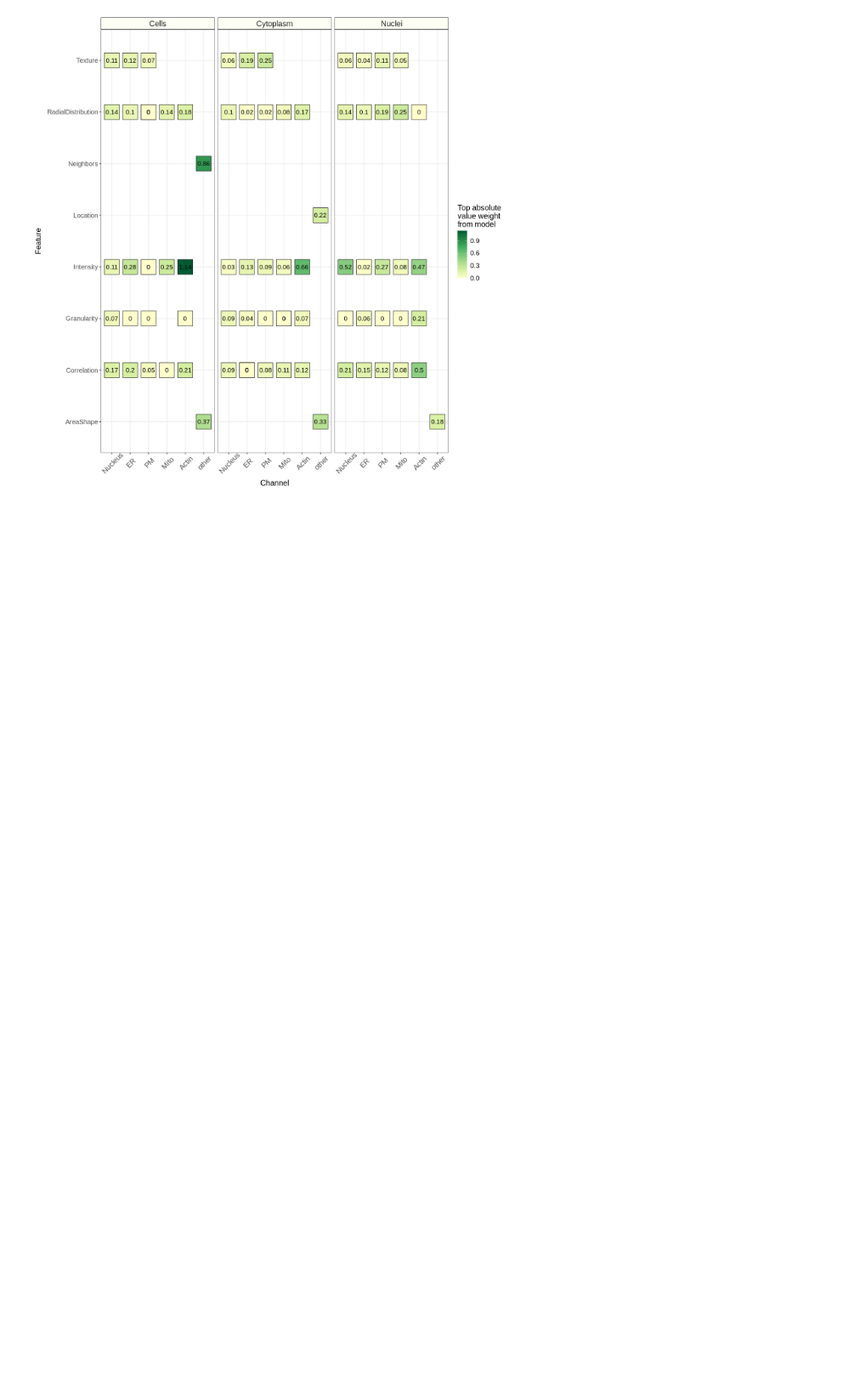
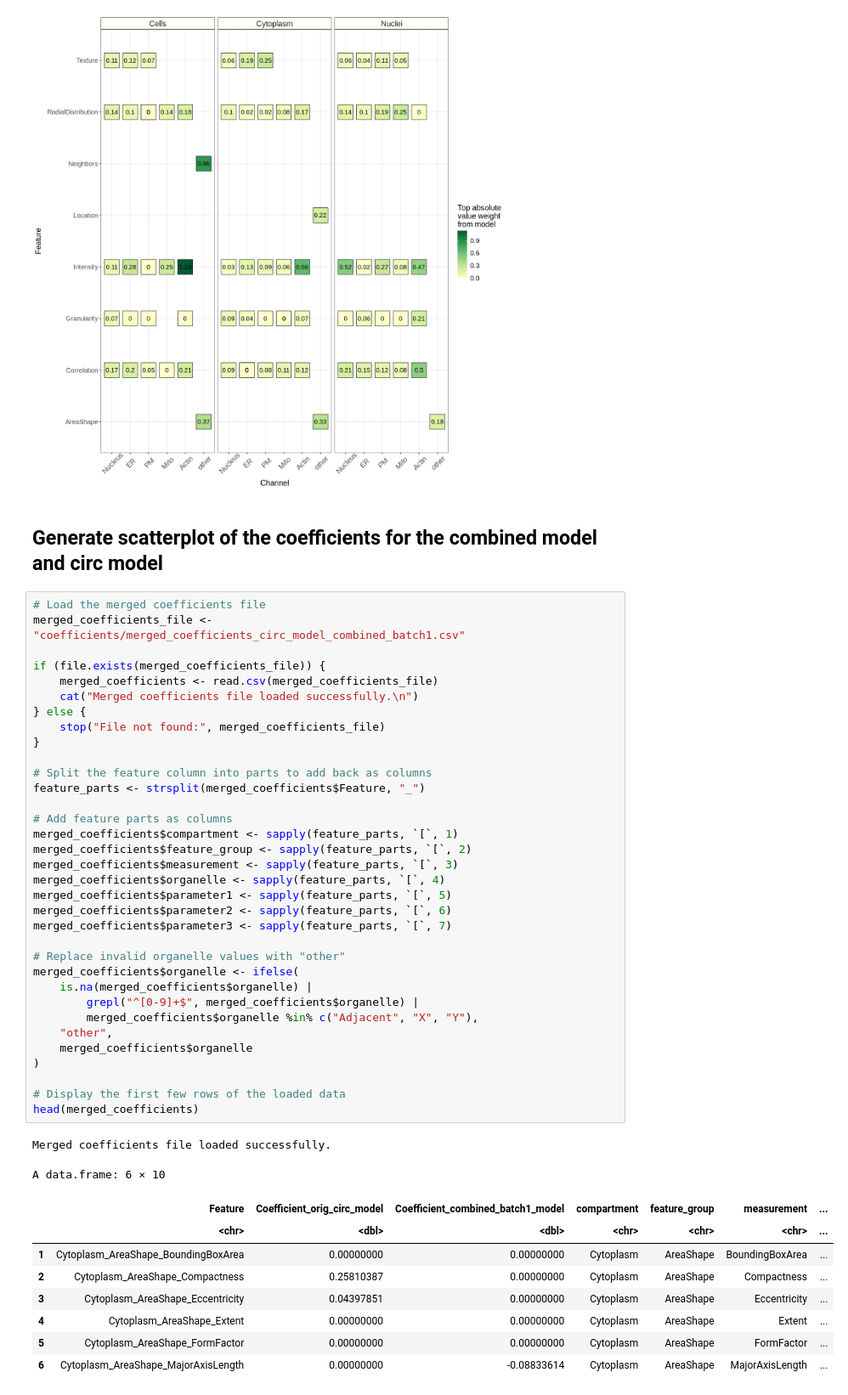
Before and after one commit to WayScience/targeted_fibrosis_drug_screen, a Jupyter notebook: 3b.exploratory_analysis/3.visualize_coefficients.ipynb, the cells around one changed output. Shown: that part at 85% size. Drawn from its saved outputs; the diff is of its cells as text; blank space fills up the shorter version.

```diff
--- a/3b.exploratory_analysis/3.visualize_coefficients.ipynb
+++ b/3b.exploratory_analysis/3.visualize_coefficients.ipynb
@@ -149,3 +165,50 @@ plots <- lapply(names(processed_dict), function(model_name) {
 plots[[1]]
 # %% [output]
 [figure]
+# %% [markdown]
+## Generate scatterplot of the coefficients for the combined model and circ model
+# %%
+# Load the merged coefficients file
+merged_coefficients_file <- "coefficients/merged_coefficients_circ_model_combined_batch1.csv"
+
+if (file.exists(merged_coefficients_file)) {
+    merged_coefficients <- read.csv(merged_coefficients_file)
+    cat("Merged coefficients file loaded successfully.\n")
+} else {
+    stop("File not found:", merged_coefficients_file)
+}
+
+# Split the feature column into parts to add back as columns
+feature_parts <- strsplit(merged_coefficients$Feature, "_")
+
+# Add feature parts as columns
+merged_coefficients$compartment <- sapply(feature_parts, `[`, 1)
+merged_coefficients$feature_group <- sapply(feature_parts, `[`, 2)
+merged_coefficients$measurement <- sapply(feature_parts, `[`, 3)
+merged_coefficients$organelle <- sapply(feature_parts, `[`, 4)
+merged_coefficients$parameter1 <- sapply(feature_parts, `[`, 5)
+merged_coefficients$parameter2 <- sapply(feature_parts, `[`, 6)
+merged_coefficients$parameter3 <- sapply(feature_parts, `[`, 7)
+
+# Replace invalid organelle values with "other"
+merged_coefficients$organelle <- ifelse(
+    is.na(merged_coefficients$organelle) |
+        grepl("^[0-9]+$", merged_coefficients$organelle) |
+        merged_coefficients$organelle %in% c("Adjacent", "X", "Y"),
+    "other",
+    merged_coefficients$organelle
+)
+
+# Display the first few rows of the loaded data
+head(merged_coefficients)
+# %% [output]
+Merged coefficients file loaded successfully.
+A data.frame: 6 × 10
+|  | Feature | Coefficient_orig_circ_model | Coefficient_combined_batch1_model | compartment | feature_group | measurement | ... |
+|  | <chr> | <dbl> | <dbl> | <chr> | <chr> | <chr> | ... |
+| 1 | Cytoplasm_AreaShape_BoundingBoxArea | 0.00000000 | 0.00000000 | Cytoplasm | AreaShape | BoundingBoxArea | ... |
+| 2 | Cytoplasm_AreaShape_Compactness | 0.25810387 | 0.00000000 | Cytoplasm | AreaShape | Compactness | ... |
+| 3 | Cytoplasm_AreaShape_Eccentricity | 0.04397851 | 0.00000000 | Cytoplasm | AreaShape | Eccentricity | ... |
+| 4 | Cytoplasm_AreaShape_Extent | 0.00000000 | 0.00000000 | Cytoplasm | AreaShape | Extent | ... |
+| 5 | Cytoplasm_AreaShape_FormFactor | 0.00000000 | 0.00000000 | Cytoplasm | AreaShape | FormFactor | ... |
+| 6 | Cytoplasm_AreaShape_MajorAxisLength | 0.00000000 | -0.08833614 | Cytoplasm | AreaShape | MajorAxisLength | ... |
```
Also changed, not shown: parts of 7 cells of this notebook, 5 other files.
